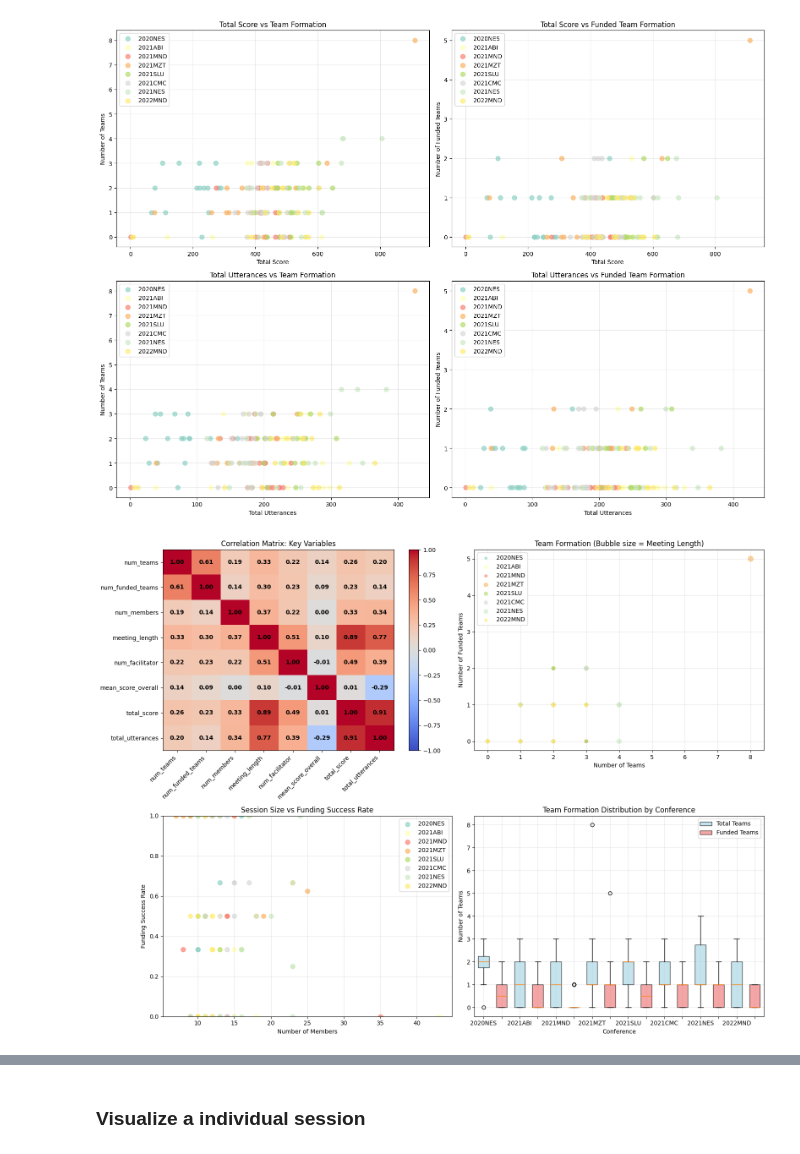
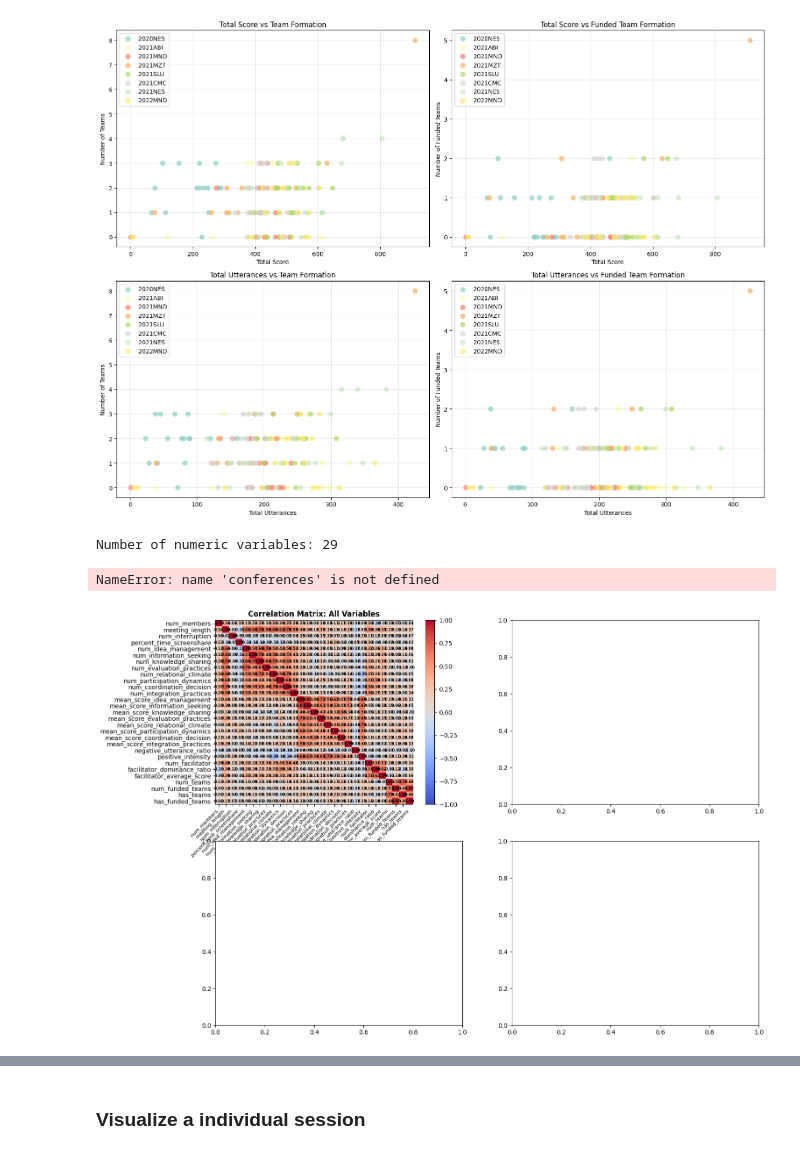
Before and after one commit to eveyhuang/gemini_data_analysis, a Jupyter notebook: 2-vis_data.ipynb, the cells around one changed output, grey strips where cells are left out. Drawn from its saved outputs; the diff is of its cells as text; code cells hidden in the pictures.

Commit message:
modify vis data with new code

```diff
--- a/2-vis_data.ipynb
+++ b/2-vis_data.ipynb
@@ -8,7 +8,7 @@ import numpy as np
 import matplotlib.pyplot as plt
 # %%
 # Load your data
-all_data_df = pd.read_excel('/Users/eveyhuang/Documents/NICO/gemini_code/data/all_data_df.xlsx')
+all_data_df = pd.read_excel('/Users/eveyhuang/Documents/NICO/gemini_code/data/all_data_df_sm.xlsx')
 all_data_df['percent_time_screenshare'] = all_data_df['percent_time_screenshare']*0.01
 # %% [markdown]
 ### Summary statistics and vis
@@ -680,25 +682,26 @@ fig, axes = plt.subplots(2, 2, figsize=(16, 12))
 
 # Plot 1: Correlation Heatmap for Key Variables
 ax1 = axes[0, 0]
-key_vars = ['num_teams', 'num_funded_teams', 'num_members', 'meeting_length',
-           'num_facilitator', 'mean_score_overall', 'total_score', 'total_utterances']
-corr_data = all_data_df[key_vars].corr()
 numeric_cols = all_data_df.select_dtypes(include=[np.number]).columns.tolist()
 print(f"Number of numeric variables: {len(numeric_cols)}")
+
+key_vars = numeric_cols
+
+corr_data = all_data_df[key_vars].corr()
 
 im = ax1.imshow(corr_data, cmap='coolwarm', aspect='auto', vmin=-1, vmax=1)
 ax1.set_xticks(range(len(key_vars)))
 ax1.set_yticks(range(len(key_vars)))
-ax1.set_xticklabels(key_vars, rotation=45, ha='right')
+ax1.set_xticklabels(key_vars, rotation=45, ha='right', fontsize=8)
 ax1.set_yticklabels(key_vars)
 
 # Add correlation values to heatmap
 for i in range(len(key_vars)):
     for j in range(len(key_vars)):
         text = ax1.text(j, i, f'{corr_data.iloc[i, j]:.2f}',
-                       ha="center", va="center", color="black", fontweight='bold')
+                       ha="center", va="center", color="black", fontweight='bold', fontsize=6)
 
-ax1.set_title('Correlation Matrix: Key Variables')
+ax1.set_title('Correlation Matrix: All Variables', fontsize=12, fontweight='bold')
 plt.colorbar(im, ax=ax1)
 
 # Plot 2: Bubble Chart - Size vs Teams vs Funded Teams
@@ -736,34 +739,36 @@ ax3.set_ylim(0, 1)
 # Plot 4: Box Plot - Team Formation by Conference
 ax4 = axes[1, 1]
 conference_teams = [all_data_df[all_data_df['conference'] == conf]['num_teams'].values
                    for conf in conferences]
 conference_funded = [all_data_df[all_data_df['conference'] == conf]['num_funded_teams'].values
                      for conf in conferences]
 
 # Create box plots
 bp1 = ax4.boxplot(conference_teams, positions=range(1, len(conferences)*2, 2),
                   widths=0.6, patch_artist=True, labels=conferences)
 bp2 = ax4.boxplot(conference_funded, positions=range(2, len(conferences)*2+1, 2),
                   widths=0.6, patch_artist=True, labels=['']*len(conferences))
 
 # Color the boxes
 for patch in bp1['boxes']:
     patch.set_facecolor('lightblue')
     patch.set_alpha(0.7)
 for patch in bp2['boxes']:
     patch.set_facecolor('lightcoral')
     patch.set_alpha(0.7)
 
 ax4.set_xlabel('Conference')
 ax4.set_ylabel('Number of Teams')
 ax4.set_title('Team Formation Distribution by Conference')
 ax4.legend([bp1["boxes"][0], bp2["boxes"][0]], ['Total Teams', 'Funded Teams'])
 ax4.grid(True, alpha=0.3)
 
 plt.tight_layout()
 plt.show()
 # %% [output]
+Number of numeric variables: 29
+NameError: name 'conferences' is not defined
-[figure, old version]
+[figure, new version]
 # %%
 #print rows in all_data_df where conference is '2021MND' and num_funded_teams is bigger than 0
 all_data_df[(all_data_df['conference'] == '2021MND') & (all_data_df['num_funded_teams'] > 0)]
```
Also changed, not shown: parts of 2 cells of this notebook.
